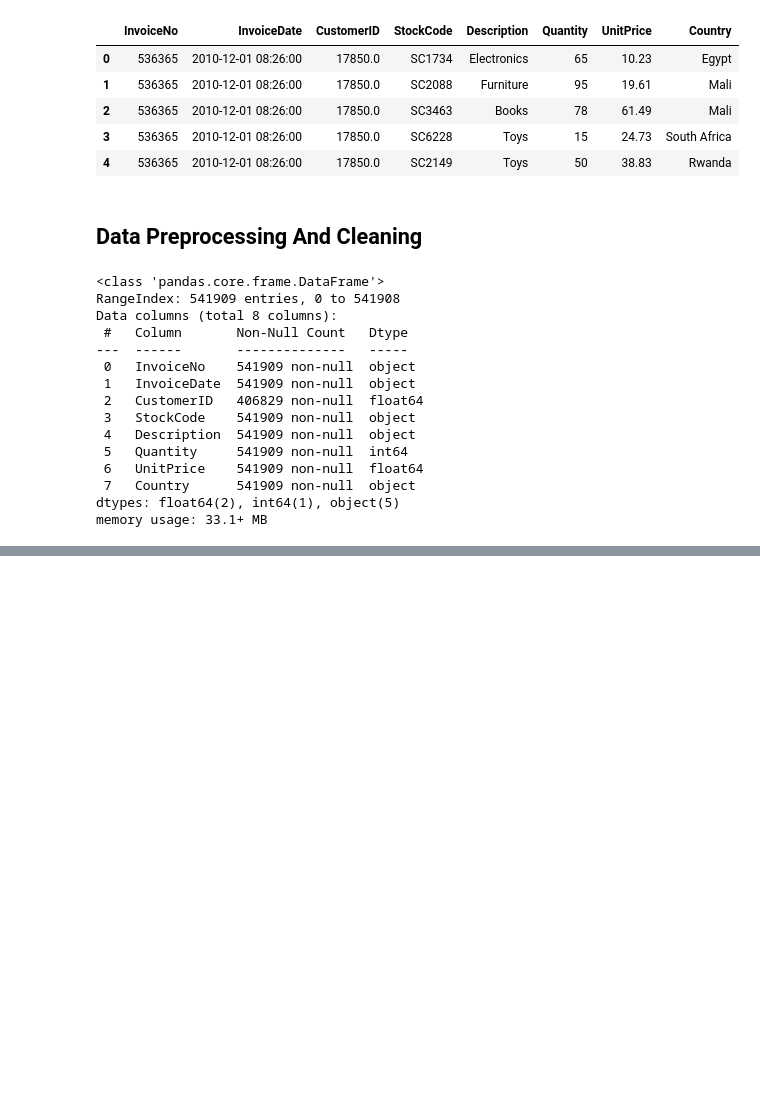
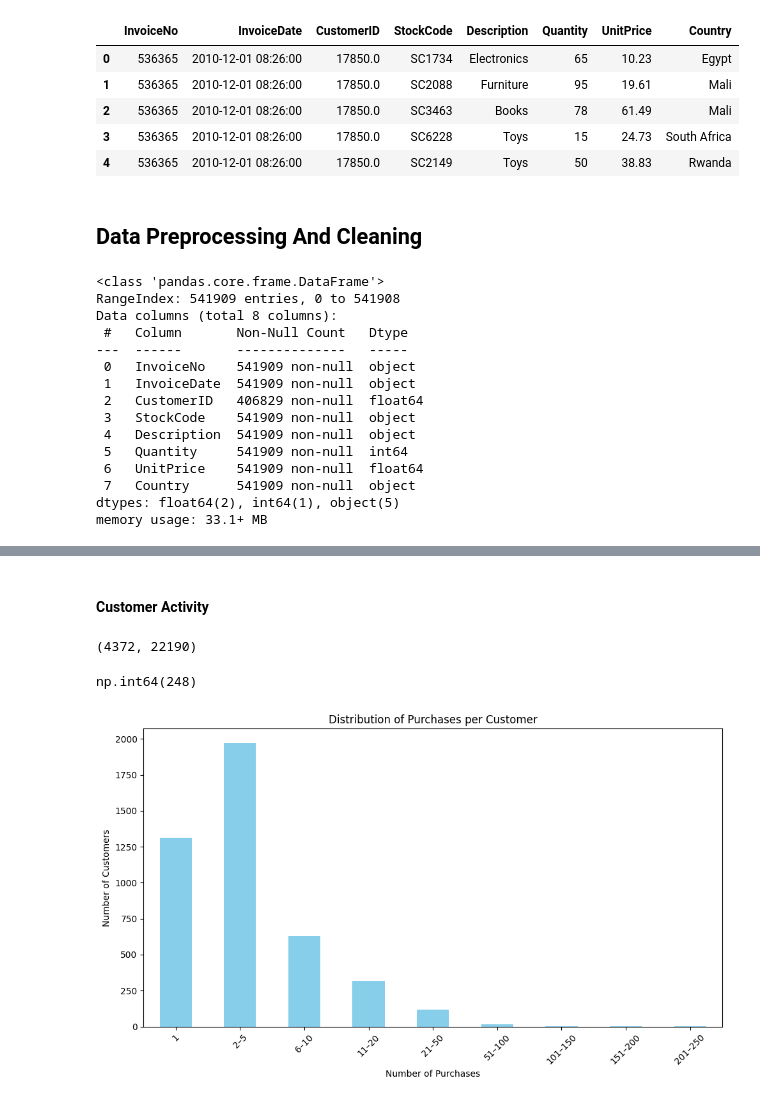
Before and after one commit to smksean/EShop-pro-cohort-analys, a Jupyter notebook: notebooks/Cohort-analysis.ipynb, the cells around one changed output, grey strips where cells are left out. Drawn from its saved outputs; the diff is of its cells as text; code cells hidden in the pictures; blank space fills up the shorter version.

```diff
--- a/notebooks/Cohort-analysis.ipynb
+++ b/notebooks/Cohort-analysis.ipynb
@@ -86,0 +157,43 @@ df.head()
+# %% [markdown]
+#### Customer Activity
+# %%
+df['CustomerID'].nunique(), df['InvoiceNo'].nunique()
+# %% [output]
+(4372, 22190)
+# %%
+df.groupby('CustomerID')['InvoiceNo'].nunique().max()
+# %% [output]
+np.int64(248)
+# %%
+# Count unique purchases per customer
+customer_purchases = df.groupby('CustomerID')['InvoiceNo'].nunique()
+
+# Create folder one level up if it doesn't exist
+output_dir = os.path.join(os.path.dirname(os.getcwd()), 'visualizations')
+os.makedirs(output_dir, exist_ok=True)
+
+# Bin the number of purchases into ranges
+bins = [0, 1, 5, 10, 20, 50, 100, 150, 200, 250]
+labels = ['1', '2–5', '6–10', '11–20', '21–50', '51–100', '101–150', '151–200', '201–250']
+binned = pd.cut(customer_purchases, bins=bins, labels=labels, include_lowest=True)
+
+# Count number of customers in each bin
+purchase_distribution = binned.value_counts().sort_index()
+
+# Plot
+plt.figure(figsize=(10, 6))
+purchase_distribution.plot(kind='bar', color='skyblue')
+plt.xlabel('Number of Purchases')
+plt.ylabel('Number of Customers')
+plt.title('Distribution of Purchases per Customer')
+plt.xticks(rotation=45)
+plt.tight_layout()
+
+# Save the figure (after plotting)
+output_path = os.path.join(output_dir, 'Distribution_of_Purchases_per_Customer.png')
+plt.savefig(output_path)
+
+# Show the plot
+plt.show()
+# %% [output]
+[figure, added]
```
Also changed, not shown: parts of 10 cells of this notebook, 3 other files.
